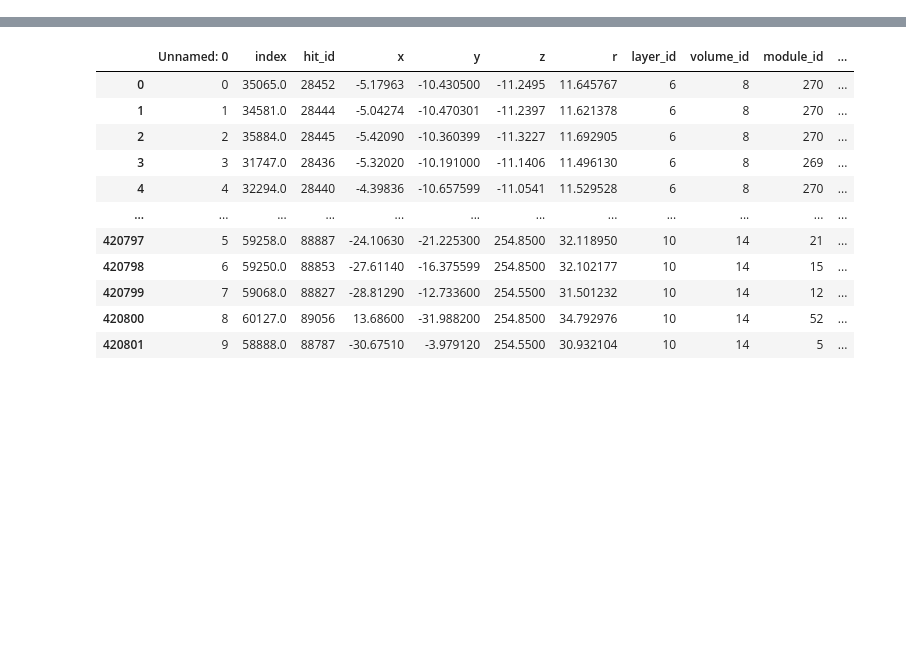
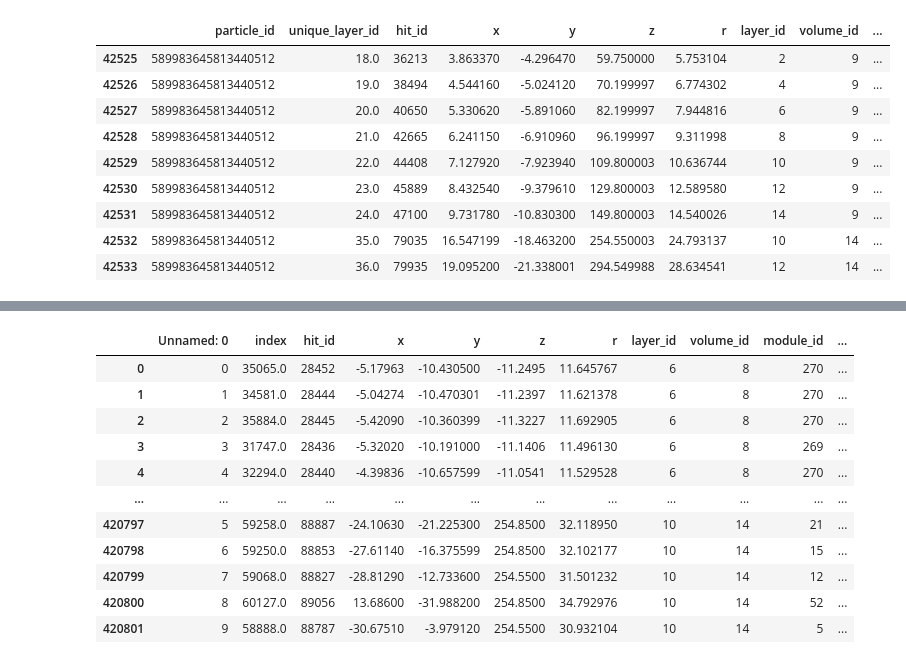
Before and after one commit to livaage/DDPG-for-tracking, a Jupyter notebook: notebooks/NN new.ipynb, the cells around one changed output, grey strips where cells are left out. Drawn from its saved outputs; the diff is of its cells as text; code cells hidden in the pictures; blank space fills up the shorter version.

```diff
--- a/notebooks/NN new.ipynb
+++ b/notebooks/NN new.ipynb
@@ -30,0 +53,13 @@ hits, allowed_pids = dl.load_data_trackml(0)
+# %%
+p
+# %% [output]
+|  | particle_id | unique_layer_id | hit_id | x | y | z | r | layer_id | volume_id | ... |
+| 42525 | 589983645813440512 | 18.0 | 36213 | 3.863370 | -4.296470 | 59.750000 | 5.753104 | 2 | 9 | ... |
+| 42526 | 589983645813440512 | 19.0 | 38494 | 4.544160 | -5.024120 | 70.199997 | 6.774302 | 4 | 9 | ... |
+| 42527 | 589983645813440512 | 20.0 | 40650 | 5.330620 | -5.891060 | 82.199997 | 7.944816 | 6 | 9 | ... |
+| 42528 | 589983645813440512 | 21.0 | 42665 | 6.241150 | -6.910960 | 96.199997 | 9.311998 | 8 | 9 | ... |
+| 42529 | 589983645813440512 | 22.0 | 44408 | 7.127920 | -7.923940 | 109.800003 | 10.636744 | 10 | 9 | ... |
+| 42530 | 589983645813440512 | 23.0 | 45889 | 8.432540 | -9.379610 | 129.800003 | 12.589580 | 12 | 9 | ... |
+| 42531 | 589983645813440512 | 24.0 | 47100 | 9.731780 | -10.830300 | 149.800003 | 14.540026 | 14 | 9 | ... |
+| 42532 | 589983645813440512 | 35.0 | 79035 | 16.547199 | -18.463200 | 254.550003 | 24.793137 | 10 | 14 | ... |
+| 42533 | 589983645813440512 | 36.0 | 79935 | 19.095200 | -21.338001 | 294.549988 | 28.634541 | 12 | 14 | ... |
```
Also changed, not shown: parts of 8 cells of this notebook, 10 other files.
